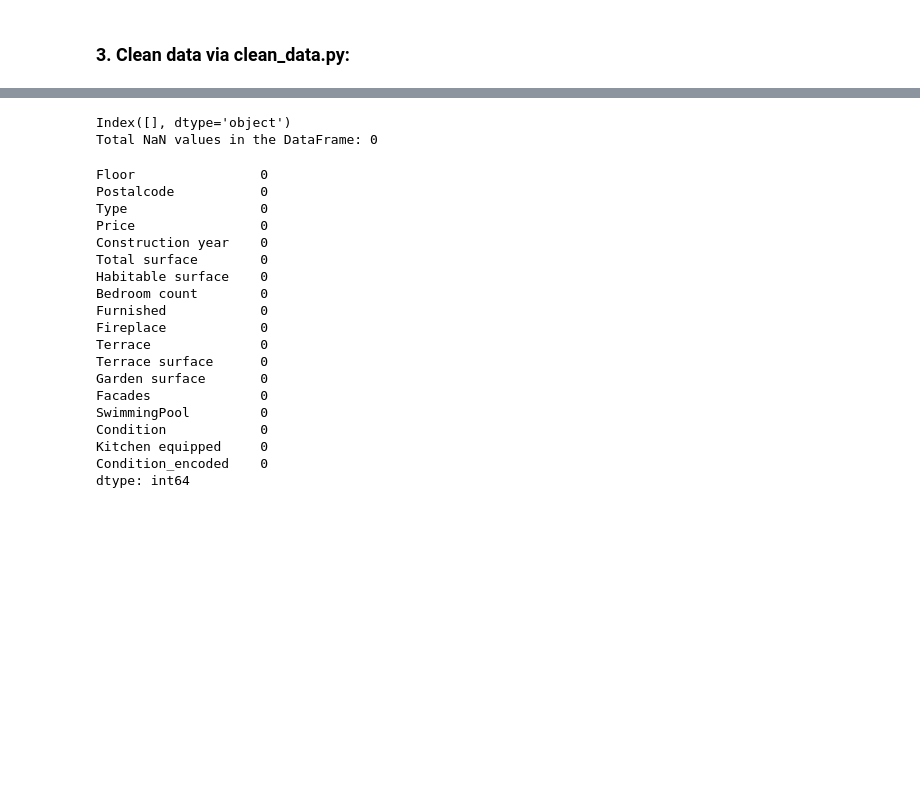
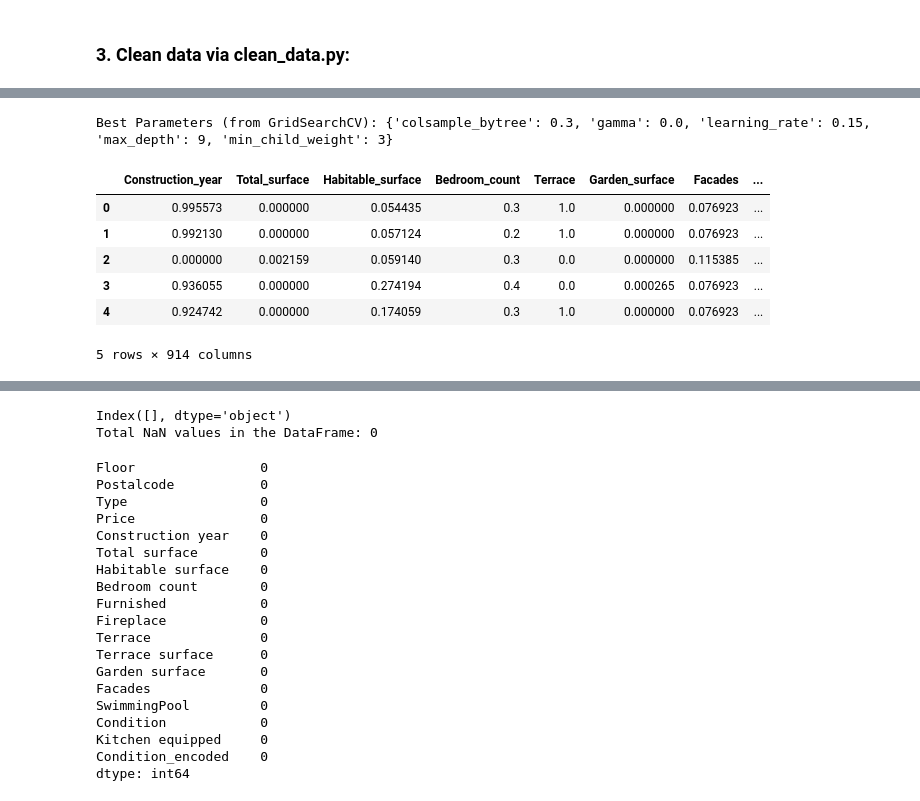
Before and after one commit to Sam-Veldeman/immo-data-processing, a Jupyter notebook: model-building/Immo-model.ipynb, the cells around one changed output, grey strips where cells are left out. Cells and saved outputs as stored; diff of their text form; code cells hidden in the pictures; blank space fills up the shorter version.

```diff
--- a/model-building/Immo-model.ipynb
+++ b/model-building/Immo-model.ipynb
@@ -160,0 +205,32 @@ memory usage: 1.5 MB
+# %%
+import joblib
+def split_data(X,y,df):
+    cat_cols= ['Type', 'Postalcode', 'Region', 'Province']
+    num_cols= ['Construction_year', 'Total_surface', 'Habitable_surface', 'Bedroom_count', 'Terrace', 'Garden_surface', 'Facades', 'Kitchen_equipped', 'Condition_encoded']
+    X_train, X_test, y_train, y_test = train_test_split(X, y, test_size=0.25, random_state=22)
+
+    encoder = OneHotEncoder(handle_unknown='ignore')
+    X_train_enc = encoder.fit_transform(X_train[cat_cols])
+    X_test_enc = encoder.transform(X_test[cat_cols])
+
+    joblib.dump(encoder, '/users/samve/OneDrive/0BeCode/repos/immo-data-processing/models/encoder.joblib')
+
+    scaler = MinMaxScaler()
+    X_train_scale = scaler.fit_transform(X_train[num_cols])
+    X_test_scale = scaler.transform(X_test[num_cols])
+
+    joblib.dump(scaler, '/users/samve/OneDrive/0BeCode/repos/immo-data-processing/models/scaler.joblib')
+
+    encoded_columns = encoder.get_feature_names_out(input_features=cat_cols)
+    X_train_enc_df = pd.DataFrame(X_train_enc.toarray(), columns=encoded_columns)
+    X_test_enc_df = pd.DataFrame(X_test_enc.toarray(), columns=encoded_columns)
+
+    X_train_merged = pd.concat([pd.DataFrame(X_train_scale, columns=num_cols), X_train_enc_df], axis=1)
+    X_test_merged = pd.concat([pd.DataFrame(X_test_scale, columns=num_cols), X_test_enc_df], axis=1)
+
+    X_test= X_test_merged.dropna()
+    X_train= X_train_merged.dropna()
+    return X_train, X_test, y_train, y_test
+X = df_cleaned.drop(columns=['Price'], axis=1)
+y = df_cleaned[['Price']]
+X_train, X_test, y_train, y_test= split_data(X, y, df_cleaned)
@@ -160,0 +317,16 @@ memory usage: 1.5 MB
+# %%
+print(f"Best Parameters (from GridSearchCV): {best_params}")
+# %% [output]
+Best Parameters (from GridSearchCV): {'colsample_bytree': 0.3, 'gamma': 0.0, 'learning_rate': 0.15, 'max_depth': 9, 'min_child_weight': 3}
+# %%
+
+#X_train.drop(columns='Postalcode')
+X_train.head()
+# %% [output]
+|  | Construction_year | Total_surface | Habitable_surface | Bedroom_count | Terrace | Garden_surface | Facades | ... |
+| 0 | 0.995573 | 0.000000 | 0.054435 | 0.3 | 1.0 | 0.000000 | 0.076923 | ... |
+| 1 | 0.992130 | 0.000000 | 0.057124 | 0.2 | 1.0 | 0.000000 | 0.076923 | ... |
+| 2 | 0.000000 | 0.002159 | 0.059140 | 0.3 | 0.0 | 0.000000 | 0.115385 | ... |
+| 3 | 0.936055 | 0.000000 | 0.274194 | 0.4 | 0.0 | 0.000265 | 0.076923 | ... |
+| 4 | 0.924742 | 0.000000 | 0.174059 | 0.3 | 1.0 | 0.000000 | 0.076923 | ... |
+5 rows × 914 columns
```
Also changed, not shown: parts of 22 cells of this notebook, 18 other files.
